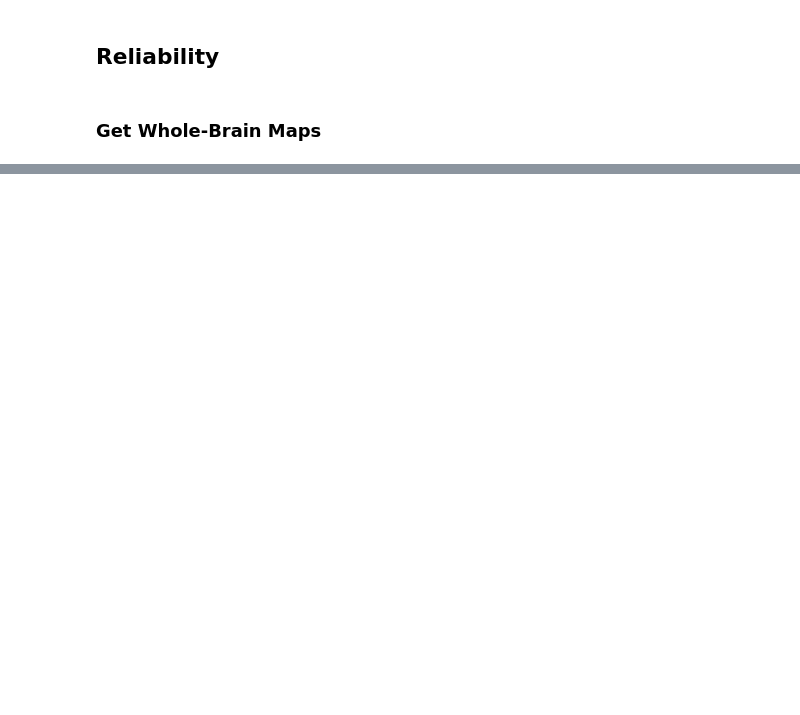
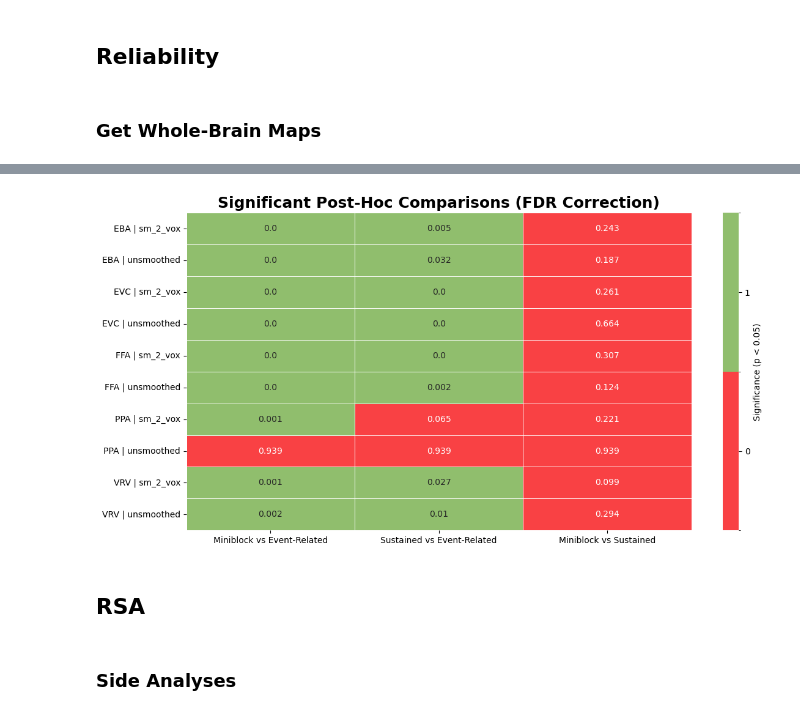
Before and after one commit to fabiub51/project_miniblock, a Jupyter notebook: Code/main.ipynb, the cells around one changed output, grey strips where cells are left out. Cells and saved outputs as stored; diff of their text form; code cells hidden in the pictures; blank space fills up the shorter version.

```diff
--- a/Code/main.ipynb
+++ b/Code/main.ipynb
@@ -98,0 +373,12 @@ get_whole_brain_rel_maps(project_dir, subjects)
+# %%
+from reliability import gather_noise_ceilings
+from os.path import exists
+import pandas as pd
+
+subjects = [f"{i:02d}" for i in range(1,23) if i not in [9, 16]]
+ROIs  = ["visually_responsive_voxels", "FFA", "PPA", "EBA", "EVC"]
+
+if exists(join(project_dir, "miniblock/Outputs/reliability/noise_ceilings/df_noise_ceilings.csv")):
+    noise_ceilings_df = pd.read_csv(join(project_dir, "miniblock/Outputs/reliability/noise_ceilings/df_noise_ceilings.csv"), index_col=0)
+else:
+    noise_ceilings_df = gather_noise_ceilings(project_dir, subjects, ROIs)
@@ -98,0 +471,61 @@ get_whole_brain_rel_maps(project_dir, subjects)
+# %%
+import pandas as pd
+import seaborn as sns
+import matplotlib.pyplot as plt
+import numpy as np
+from matplotlib.colors import ListedColormap, BoundaryNorm
+
+significant_df = significant_df[["ROI", "smoothing", "er_vs_miniblock_p_corrected", "er_vs_sus_p_corrected", "miniblock_vs_sus_p_corrected"]]
+
+# 1. Melt the dataframe to long format for seaborn
+melted_df = significant_df.melt(id_vars=["ROI", "smoothing"],
+                                 value_vars=[col for col in significant_df.columns if "p_" in col],
+                                 var_name="comparison",
+                                 value_name="p_value")
+
+# 2. Combine ROI and smoothing for clearer labels
+melted_df["ROI_smooth"] = melted_df["ROI"] + " | " + melted_df["smoothing"]
+
+# 3. Pivot to matrix format
+heatmap_data = melted_df.pivot(index="ROI_smooth", columns="comparison", values="p_value")
+
+heatmap_data = heatmap_data.rename(index={
+    "visually_responsive_voxels | sm_2_vox": "VRV | sm_2_vox",
+    "visually_responsive_voxels | unsmoothed": "VRV | unsmoothed"
+})
+
+# 1. Create a mask of the data below/above 0.05
+threshold = 0.05
+
+# 2. Convert p-values to binary (0 = not significant, 1 = significant)
+significance = (heatmap_data < threshold).astype(int)
+
+# 3. Create a 2-color colormap: 0 = red (not sig), 1 = green (sig)
+cmap = ListedColormap(["#f94144", "#90be6d"])  # red = not sig, green = sig
+bounds = [-0.5, 0.5, 1.5]
+norm = BoundaryNorm(bounds, cmap.N)
+
+# 4. Plot the heatmap using binary significance for color, but annotate with real p-values
+plt.figure(figsize=(12, 6))
+sns.heatmap(significance,
+            annot=heatmap_data.round(3),  # show actual p-values
+            fmt="",
+            cmap=cmap,
+            norm=norm,
+            cbar_kws={"ticks": [0, 1], "label": f"Significance (p < {threshold})"},
+            linewidths=0.5)
+
+plt.title("Significant Post-Hoc Comparisons (FDR Correction)", fontsize=18, fontweight="bold")
+custom_labels = ["Miniblock vs Event-Related", "Sustained vs Event-Related", "Miniblock vs Sustained"]
+plt.xticks(ticks=np.arange(len(custom_labels)) + 0.5,  # heatmap ticks are centered
+           labels=custom_labels)
+plt.ylabel("")
+plt.xlabel("")
+plt.tight_layout()
+plt.show()
+# %% [output]
+[figure, added]
+# %% [markdown]
+## RSA
+# %% [markdown]
+### Side Analyses
```
Also changed, not shown: parts of 52 cells of this notebook, 18 other files.
